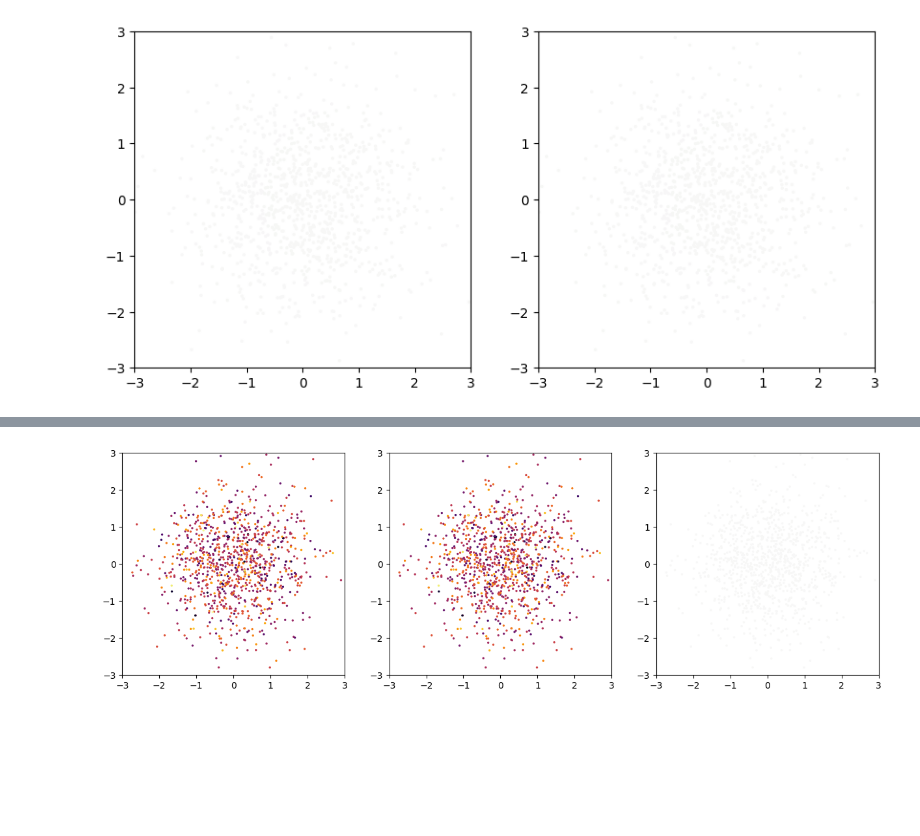
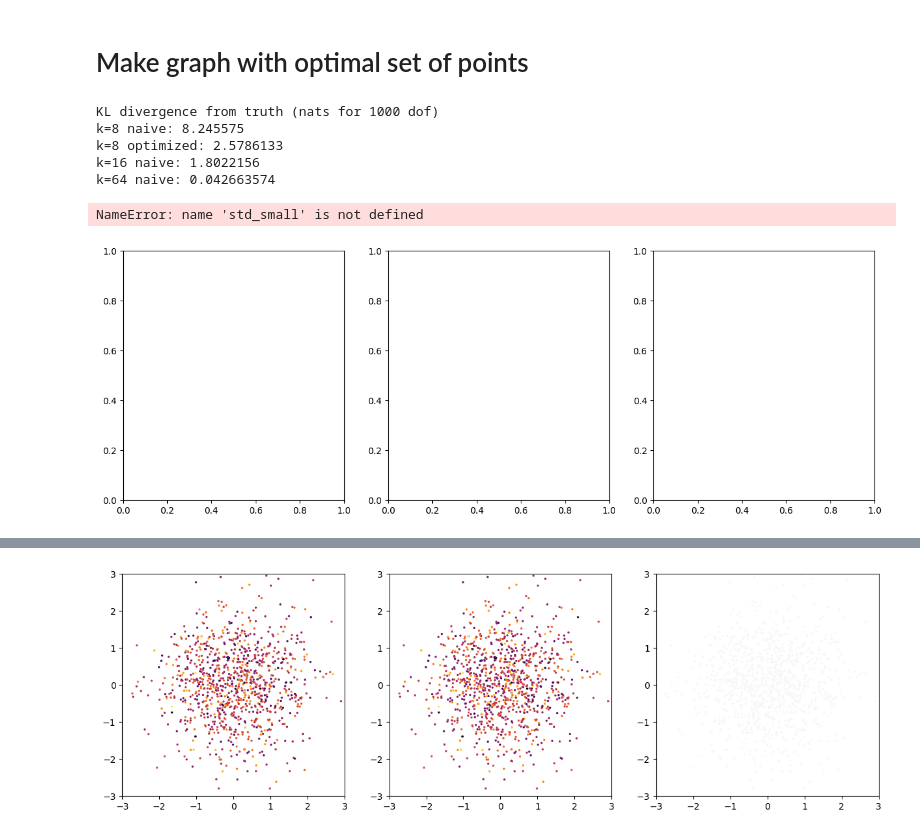
Before and after one commit to stanford-ism/graphgp, a Jupyter notebook: debug_variance.ipynb, the cells around one changed output, grey strips where cells are left out. Drawn from its saved outputs; the diff is of its cells as text; code cells hidden in the pictures; blank space fills up the shorter version.

```diff
--- a/debug_variance.ipynb
+++ b/debug_variance.ipynb
@@ -14,0 +66,6 @@ rng = jr.key(127)
+# %%
+grid_1d = jnp.linspace(-3, 3, 300)
+grid_points = jnp.stack(jnp.meshgrid(grid_1d, grid_1d), axis=-1).reshape(-1, 2)
+cond_points = points[combos[best]]
+# cond_points = jnp.delete(cond_points, jnp.array([4]), axis=0)
+joint_points = jnp.concatenate([jnp.broadcast_to(cond_points, (len(grid_points), *cond_points.shape)), grid_points[:, None, :]], axis=1)
@@ -14,0 +95,11 @@ rng = jr.key(127)
+# %%
+rng, k1 = jr.split(rng)
+# cond_points = jnp.array([[1.0, 0.2], [0.0, 0.5]])
+cond_points = jnp.array([[1.0, 0.2], [0.0, 0.5], [-0.5, -0.5]])
+# cond_points = jnp.array([[1.0, 0.2], [0.0, 0.5], [0.5, 0.5], [0.8, 1.0]])
+# cond_points = jnp.array([[1.0, 1.0], [-1.0, 0.5], [0.3, 0.8], [-0.5, -0.2]])
+target = jnp.array([0.0, 0.0])
+grid_1d = jnp.linspace(-4, 4, 300)
+grid_points = jnp.stack(jnp.meshgrid(grid_1d, grid_1d), axis=-1).reshape(-1, 2)
+
+joint_points = jnp.concatenate([jnp.broadcast_to(cond_points, (len(grid_points), *cond_points.shape)), grid_points[:, None, :]], axis=1)
@@ -14,0 +126,2 @@ rng = jr.key(127)
+# %% [markdown]
+# Make graph with optimal set of points
@@ -15,9 +152,12 @@ rng = jr.key(127)
 # %%
 rng, k1 = jr.split(rng)
 
-points = jr.normal(k1, (100000, 2))
-graph = gp.build_graph(points, n0=100, k=4, cuda=True)
-points = points[graph.indices]
-graph.indices = None
+n0 = 100
+points = jr.normal(k1, (1000, 2))
 
-covariance = gp.prepare_matern_covariance_discrete(p=0, cutoff=100, r_min=1e-5, r_max=10, n_bins=1000)
+graph_64 = gp.build_graph(points, n0=100, k=64, cuda=False)
+points = points[graph_64.indices]
+graph_64.indices = None
+
+graph_8 = gp.build_graph(points, n0=100, k=8, cuda=True)
+graph_16 = gp.build_graph(points, n0=100, k=16, cuda=True)
@@ -30,10 +197,29 @@ true_var = jnp.diag(true_J @ true_J.T)
+# %%
+kl_unit = 1#/1000/jnp.log(2)
+print('KL divergence from truth (nats for 1000 dof)')
+print('k=8 naive:', compute_covariance_kl(cov_true, cov_8) * kl_unit)
+print('k=8 optimized:', compute_covariance_kl(cov_true, cov_8_opt) * kl_unit)
+print('k=16 naive:', compute_covariance_kl(cov_true, cov_16) * kl_unit)
+print('k=64 naive:', compute_covariance_kl(cov_true, cov_64) * kl_unit)
+# %% [output]
+KL divergence from truth (nats for 1000 dof)
+k=8 naive: 8.245575
+k=8 optimized: 2.5786133
+k=16 naive: 1.8022156
+k=64 naive: 0.042663574
 # %%
-fig, axes = plt.subplots(ncols=2, figsize=(10,5))
-axes[0].scatter(*points.T, c=true_var, cmap='PiYG', s=2, vmin=0.95, vmax=1.05)
-axes[1].scatter(*points.T, c=var, cmap='PiYG', s=2, vmin=0.95, vmax=1.05)
+fig, axes = plt.subplots(ncols=3, figsize=(15,5))
 
-for ax in axes:
-    ax.set(aspect='equal', xlim=(-3,3), ylim=(-3,3))
+axes[0].scatter(*points.T, c=std_small - 1, cmap='PiYG', s=2, vmin=-0.01, vmax=0.01)
+axes[1].scatter(*points.T, c=std_best - 1, cmap='PiYG', s=2, vmin=-0.01, vmax=0.01)
+im = axes[2].scatter(*points.T, c=std_max - 1, cmap='PiYG', s=2, vmin=-0.01, vmax=0.01)
+
+cbar = plt.colorbar(im, ax=axes, shrink=0.7)
+cbar.set_label('std - 1', rotation=270, labelpad=15)
+
+for i, ax in enumerate(axes):
+    ax.set(aspect='equal', xlim=(-3,3), ylim=(-3,3), title=['k=8 naive', 'k=8 optimized', 'k=64'][i])
 plt.show()
 # %% [output]
+NameError: name 'std_small' is not defined
-[figure, old version]
+[figure, new version]
```
Also changed, not shown: parts of 29 cells of this notebook, 8 other files.
